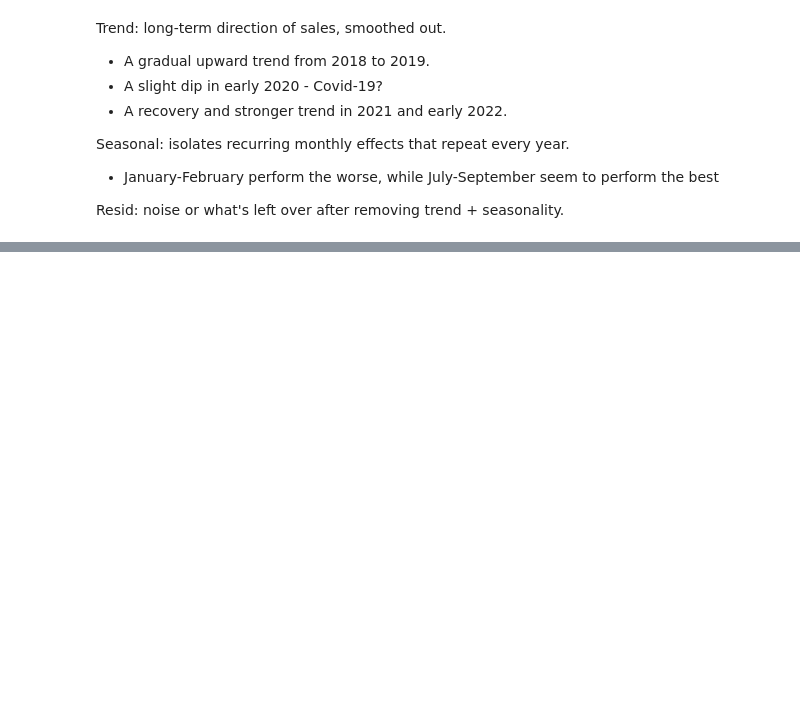
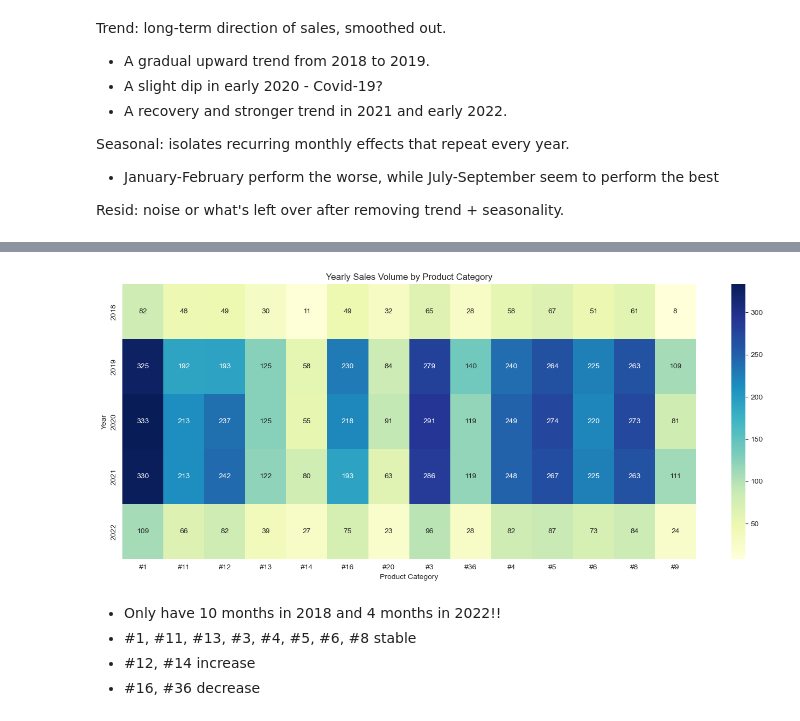
Before and after one commit to RubenCMarques/Case-2--Siemens-Sales-Forecast, a Jupyter notebook: Notebooks/Chloe_workspace.ipynb, the cells around one changed output, grey strips where cells are left out. Cells and saved outputs as stored; diff of their text form; code cells hidden in the pictures; blank space fills up the shorter version.

```diff
--- a/Notebooks/Chloe_workspace.ipynb
+++ b/Notebooks/Chloe_workspace.ipynb
@@ -635,0 +612,18 @@ plt.show()
+# %%
+# Group by year and product, count transactions (volume)
+yearly_volume = sales_data.groupby(['Year', 'Mapped_GCK'], observed=False).size().unstack().fillna(0)
+
+plt.figure(figsize=(14, 6))
+sns.heatmap(yearly_volume, annot=True, fmt='.0f', cmap='YlGnBu')
+plt.title('Yearly Sales Volume by Product Category')
+plt.xlabel('Product Category')
+plt.ylabel('Year')
+plt.tight_layout()
+plt.show()
+# %% [output]
+[figure, added]
+# %% [markdown]
+* Only have 10 months in 2018 and 4 months in 2022!!
+* #1, #11, #13, #3, #4, #5, #6, #8 stable
+* #12, #14 increase
+* #16, #36 decrease
```
Also changed, not shown: parts of 11 cells of this notebook.
